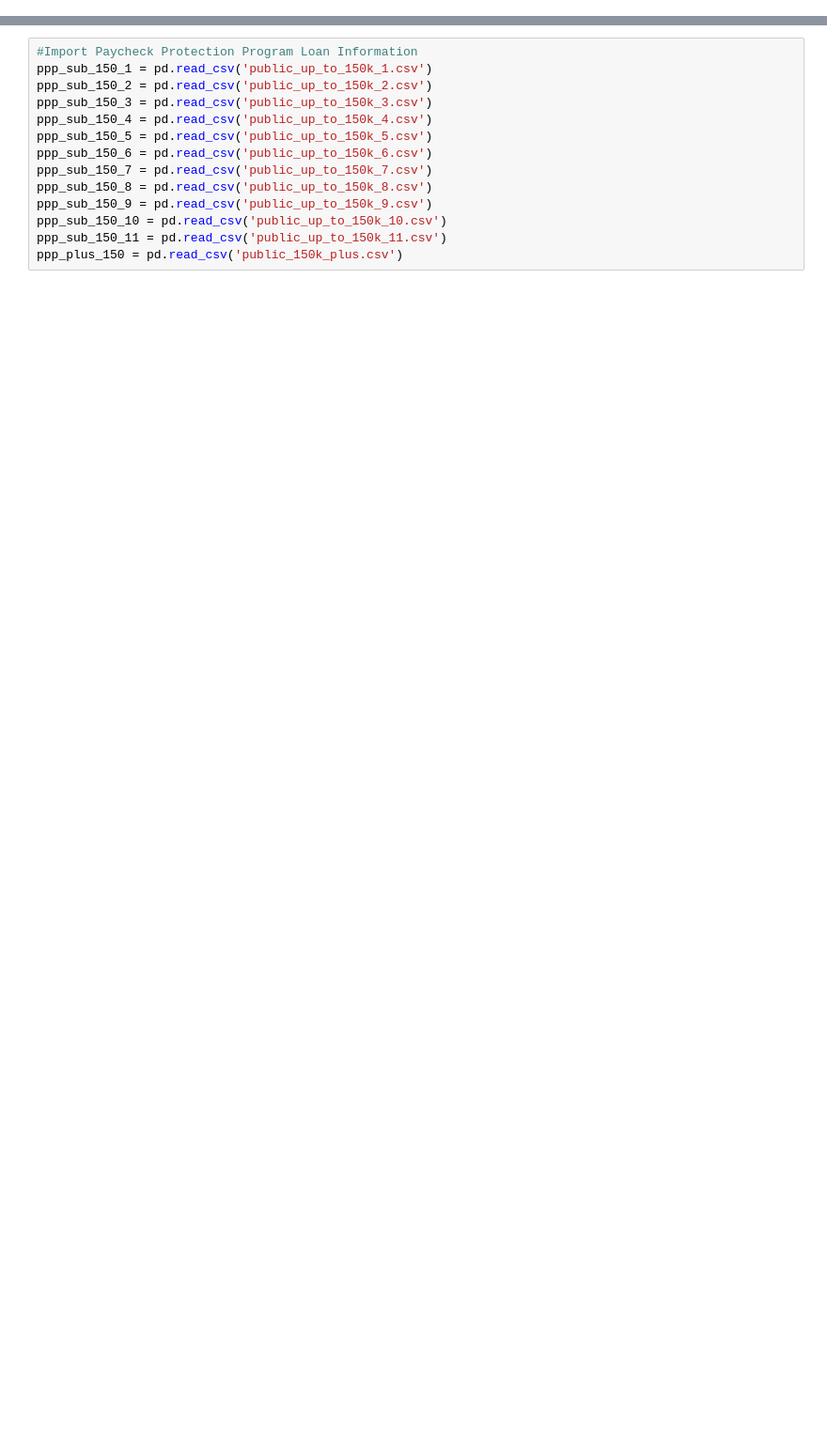
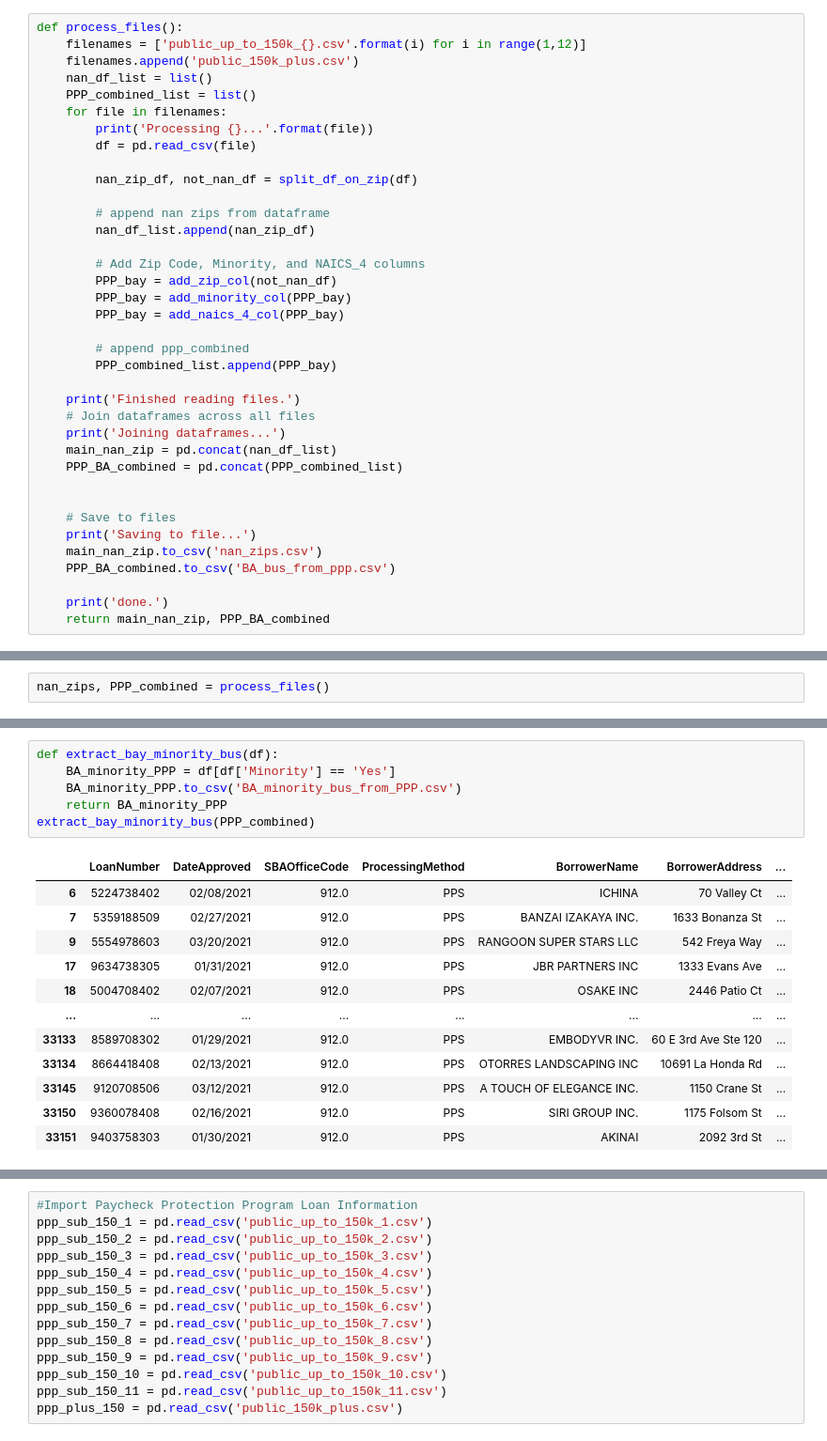
Before and after one commit to trang-van/afn, a Jupyter notebook: PPP Loan data/PPP Loan data.ipynb, the cells around one changed output, grey strips where cells are left out. Shown at 94% size. Drawn from its saved outputs; the diff is of its cells as text; blank space fills up the shorter version.

```diff
--- a/PPP Loan data/PPP Loan data.ipynb
+++ b/PPP Loan data/PPP Loan data.ipynb
@@ -3,0 +341,37 @@ import numpy as np
+# %%
+def process_files():
+    filenames = ['public_up_to_150k_{}.csv'.format(i) for i in range(1,12)]
+    filenames.append('public_150k_plus.csv')
+    nan_df_list = list()
+    PPP_combined_list = list()
+    for file in filenames:
+        print('Processing {}...'.format(file))
+        df = pd.read_csv(file)
+
+        nan_zip_df, not_nan_df = split_df_on_zip(df)
+
+        # append nan zips from dataframe
+        nan_df_list.append(nan_zip_df)
+
+        # Add Zip Code, Minority, and NAICS_4 columns
+        PPP_bay = add_zip_col(not_nan_df)
+        PPP_bay = add_minority_col(PPP_bay)
+        PPP_bay = add_naics_4_col(PPP_bay)
+
+        # append ppp_combined
+        PPP_combined_list.append(PPP_bay)
+
+    print('Finished reading files.')
+    # Join dataframes across all files
+    print('Joining dataframes...')
+    main_nan_zip = pd.concat(nan_df_list)
+    PPP_BA_combined = pd.concat(PPP_combined_list)
+
+
+    # Save to files
+    print('Saving to file...')
+    main_nan_zip.to_csv('nan_zips.csv')
+    PPP_BA_combined.to_csv('BA_bus_from_ppp.csv')
+
+    print('done.')
+    return main_nan_zip, PPP_BA_combined
@@ -3,0 +433,2 @@ import numpy as np
+# %%
+nan_zips, PPP_combined = process_files()
@@ -3,0 +473,19 @@ import numpy as np
+# %%
+def extract_bay_minority_bus(df):
+    BA_minority_PPP = df[df['Minority'] == 'Yes']
+    BA_minority_PPP.to_csv('BA_minority_bus_from_PPP.csv')
+    return BA_minority_PPP
+extract_bay_minority_bus(PPP_combined)
+# %% [output]
+|  | LoanNumber | DateApproved | SBAOfficeCode | ProcessingMethod | BorrowerName | BorrowerAddress | ... |
+| 6 | 5224738402 | 02/08/2021 | 912.0 | PPS | ICHINA | 70 Valley Ct | ... |
+| 7 | 5359188509 | 02/27/2021 | 912.0 | PPS | BANZAI IZAKAYA INC. | 1633 Bonanza St | ... |
+| 9 | 5554978603 | 03/20/2021 | 912.0 | PPS | RANGOON SUPER STARS LLC | 542 Freya Way | ... |
+| 17 | 9634738305 | 01/31/2021 | 912.0 | PPS | JBR PARTNERS INC | 1333 Evans Ave | ... |
+| 18 | 5004708402 | 02/07/2021 | 912.0 | PPS | OSAKE INC | 2446 Patio Ct | ... |
+| ... | ... | ... | ... | ... | ... | ... | ... |
+| 33133 | 8589708302 | 01/29/2021 | 912.0 | PPS | EMBODYVR INC. | 60 E 3rd Ave Ste 120 | ... |
+| 33134 | 8664418408 | 02/13/2021 | 912.0 | PPS | OTORRES LANDSCAPING INC | 10691 La Honda Rd | ... |
+| 33145 | 9120708506 | 03/12/2021 | 912.0 | PPS | A TOUCH OF ELEGANCE INC. | 1150 Crane St | ... |
+| 33150 | 9360078408 | 02/16/2021 | 912.0 | PPS | SIRI GROUP INC. | 1175 Folsom St | ... |
+| 33151 | 9403758303 | 01/30/2021 | 912.0 | PPS | AKINAI | 2092 3rd St | ... |
```
Also changed, not shown: parts of 62 cells of this notebook.
